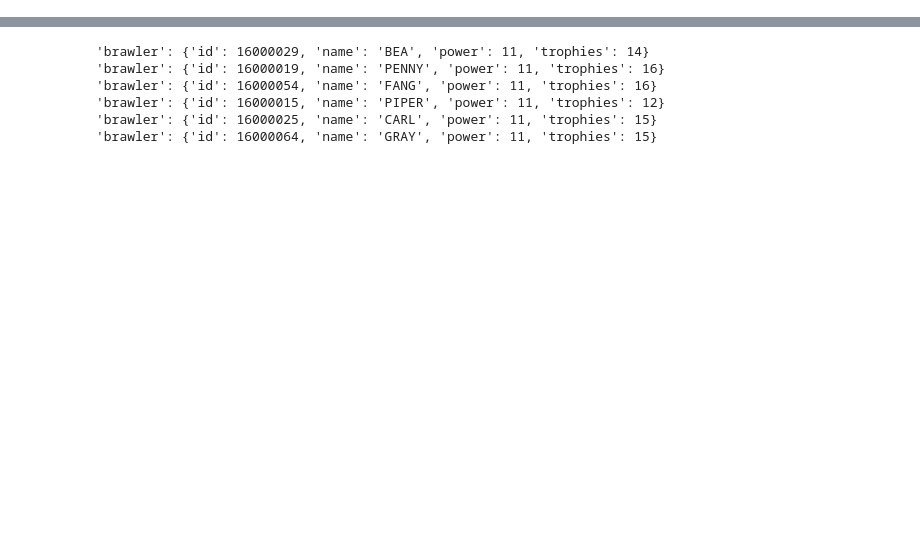
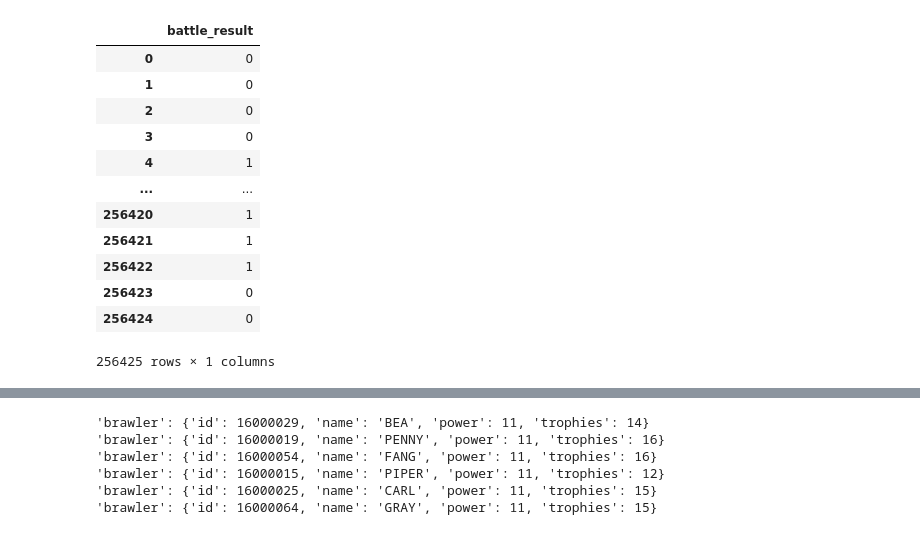
Before and after one commit to ellioto123/Diss-Code, a Jupyter notebook: Main.ipynb, the cells around one changed output, grey strips where cells are left out. Saved outputs shown, nothing was run; the diff lists cells and outputs as text; code cells hidden in the pictures; blank space fills up the shorter version.

```diff
--- a/Main.ipynb
+++ b/Main.ipynb
@@ -114,0 +104,16 @@ Battle Result List:
+# %%
+battle_result
+# %% [output]
+|  | battle_result |
+| 0 | 0 |
+| 1 | 0 |
+| 2 | 0 |
+| 3 | 0 |
+| 4 | 1 |
+| ... | ... |
+| 256420 | 1 |
+| 256421 | 1 |
+| 256422 | 1 |
+| 256423 | 0 |
+| 256424 | 0 |
+256425 rows × 1 columns
```
Also changed, not shown: parts of 12 cells of this notebook, 1 other file.
